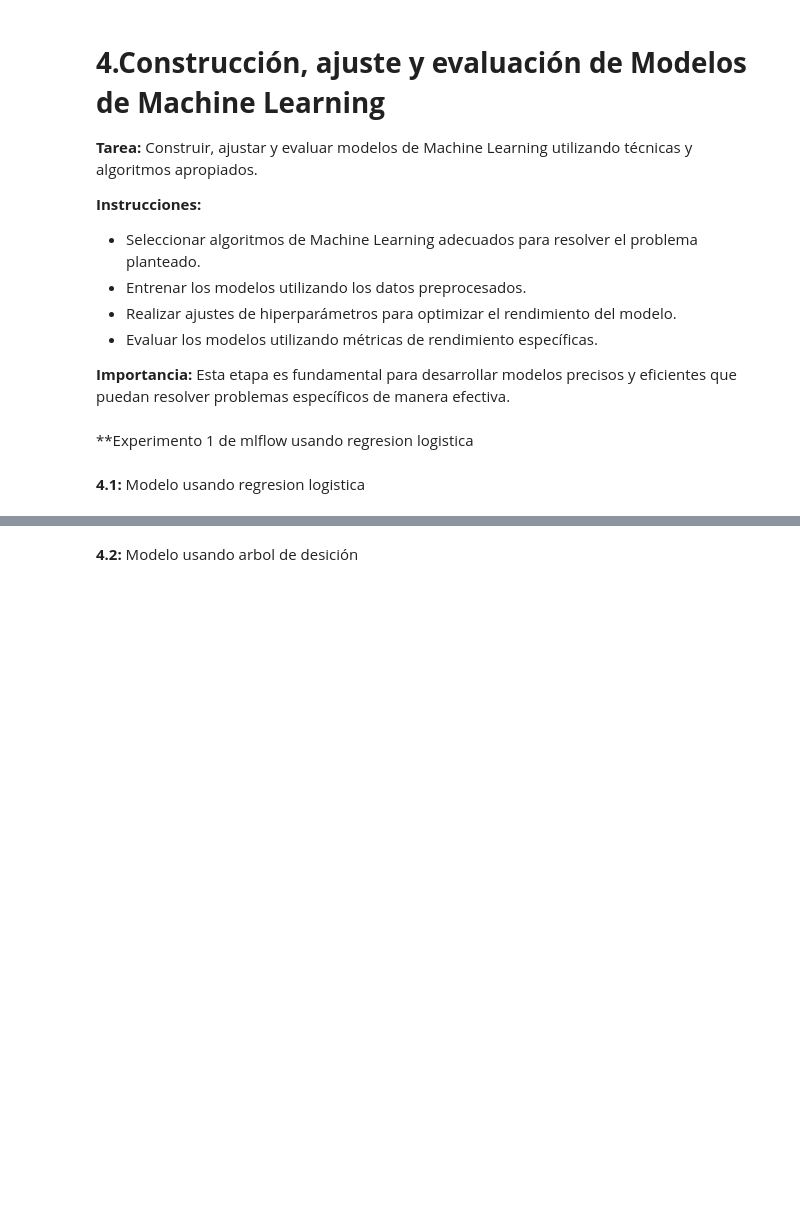
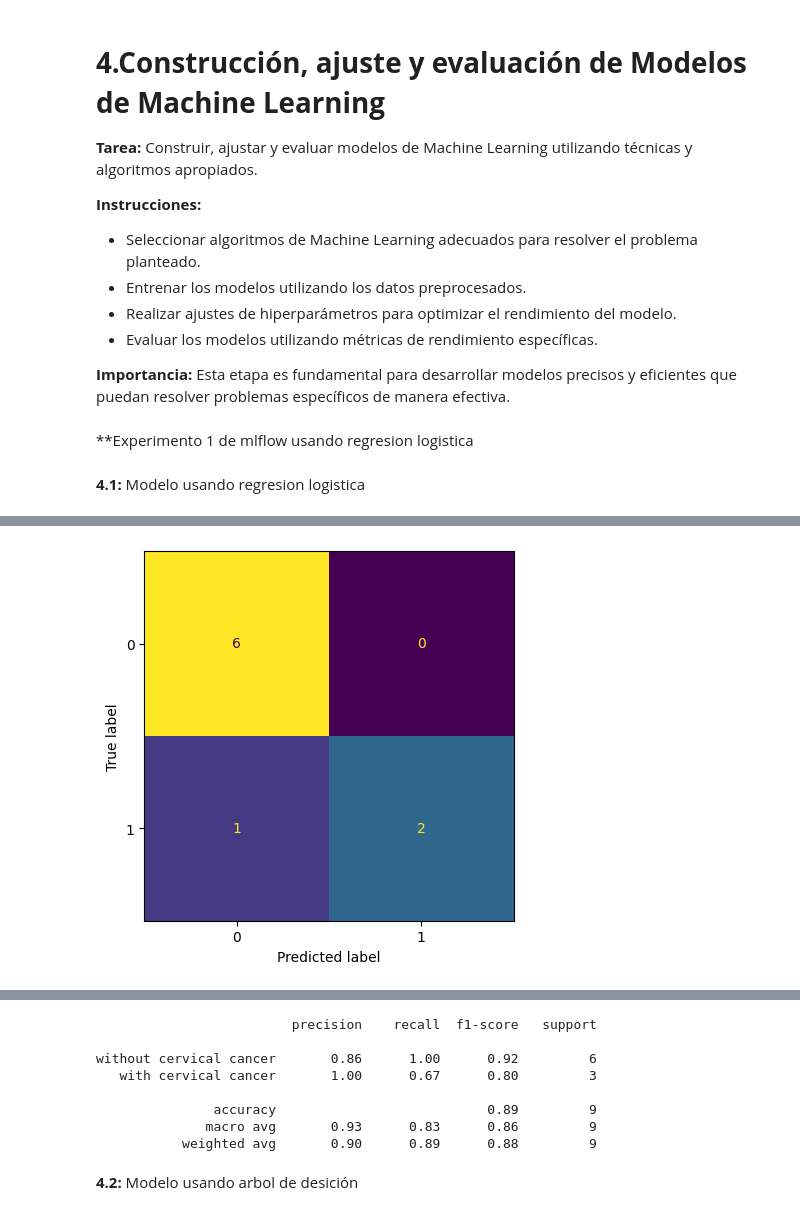
Before and after one commit to Tieralx/MNA-MLOps-, a Jupyter notebook: Fase 1_Equipo34.ipynb, the cells around one changed output, grey strips where cells are left out. Drawn from its saved outputs; the diff is of its cells as text; code cells hidden in the pictures; blank space fills up the shorter version.

Commit message:
updated: ml model mlflow

```diff
--- a/Fase 1_Equipo34.ipynb
+++ b/Fase 1_Equipo34.ipynb
@@ -491,7 +496,16 @@ with mlflow.start_run() as run:
     mlflow.sklearn.log_model(reg_log, "model")
     #Evaluación del modelo
     cnf_matrix = metrics.confusion_matrix(y_val, y_pred_val)
-    print(cnf_matrix)
+
+    disp = ConfusionMatrixDisplay(confusion_matrix=cnf_matrix)
+    disp.plot(colorbar = False, cmap='viridis')
+    plt.show()
+
     target_names = ['without cervical cancer', 'with cervical cancer']
     print(classification_report(y_val, y_pred_val, target_names=target_names, zero_division=0.0))
+    report = classification_report(y_val, y_pred_val, target_names=target_names, zero_division=0.0, output_dict=True)
+    mlflow.log_metric("Accuracy",report['accuracy'])
+    mlflow.log_metric("Presicion",report['macro avg']['precision'])
+    mlflow.log_metric("Recall",report['macro avg']['recall'])
+    mlflow.log_metric("F1 score",report['macro avg']['f1-score'])
 # %% [output]
@@ -499,0 +513 @@ with mlflow.start_run() as run:
+[figure, added]
@@ -501,3 +516,11 @@ MlflowException: API request to http://localhost:5000/api/2.0/mlflow-artifacts/a
+                         precision    recall  f1-score   support
+
+without cervical cancer       0.86      1.00      0.92         6
+   with cervical cancer       1.00      0.67      0.80         3
+
+               accuracy                           0.89         9
+              macro avg       0.93      0.83      0.86         9
+           weighted avg       0.90      0.89      0.88         9
 # %% [markdown]
 **4.2:** Modelo usando arbol de desición
 # %%
```
Also changed, not shown: parts of 7 cells of this notebook.
